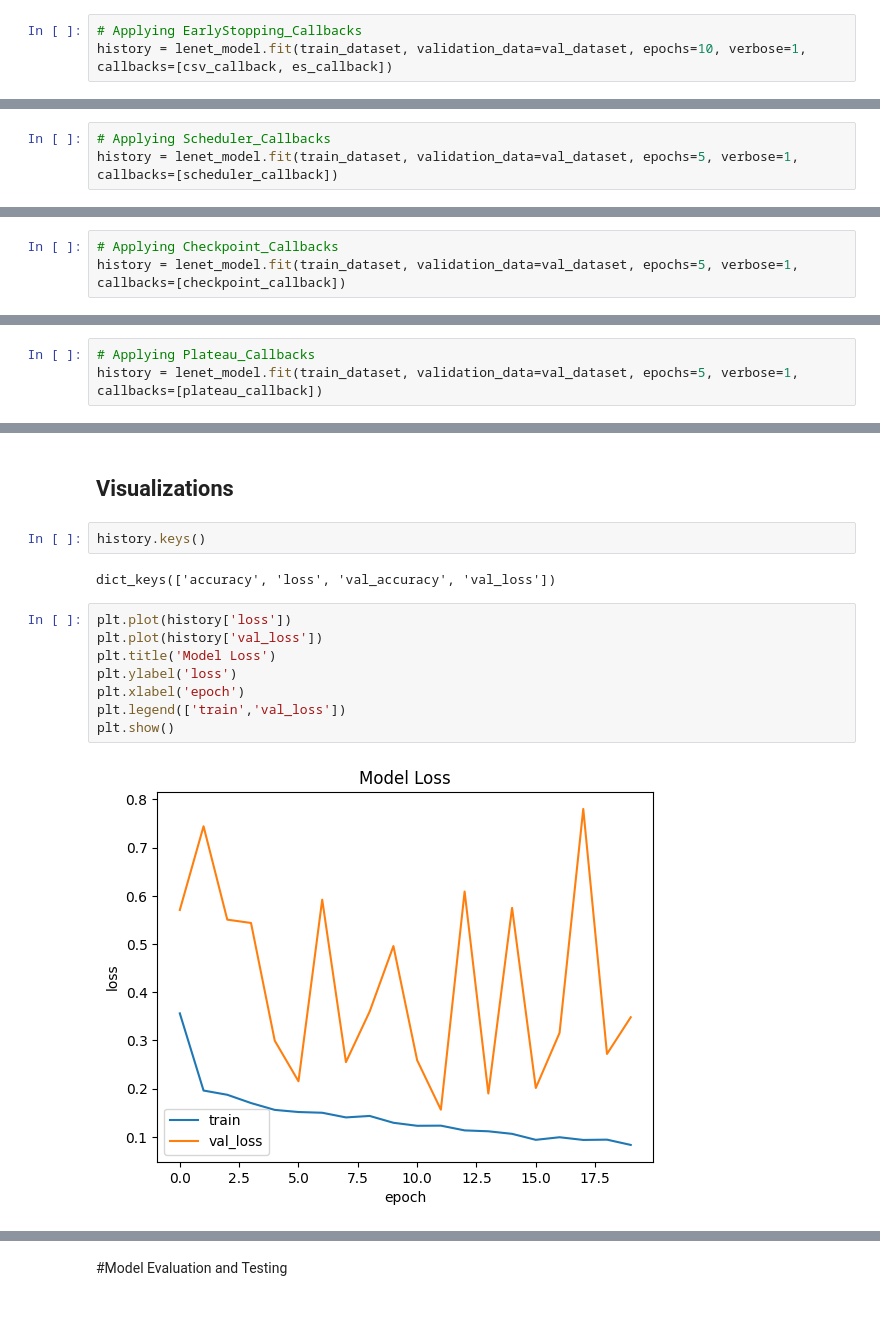
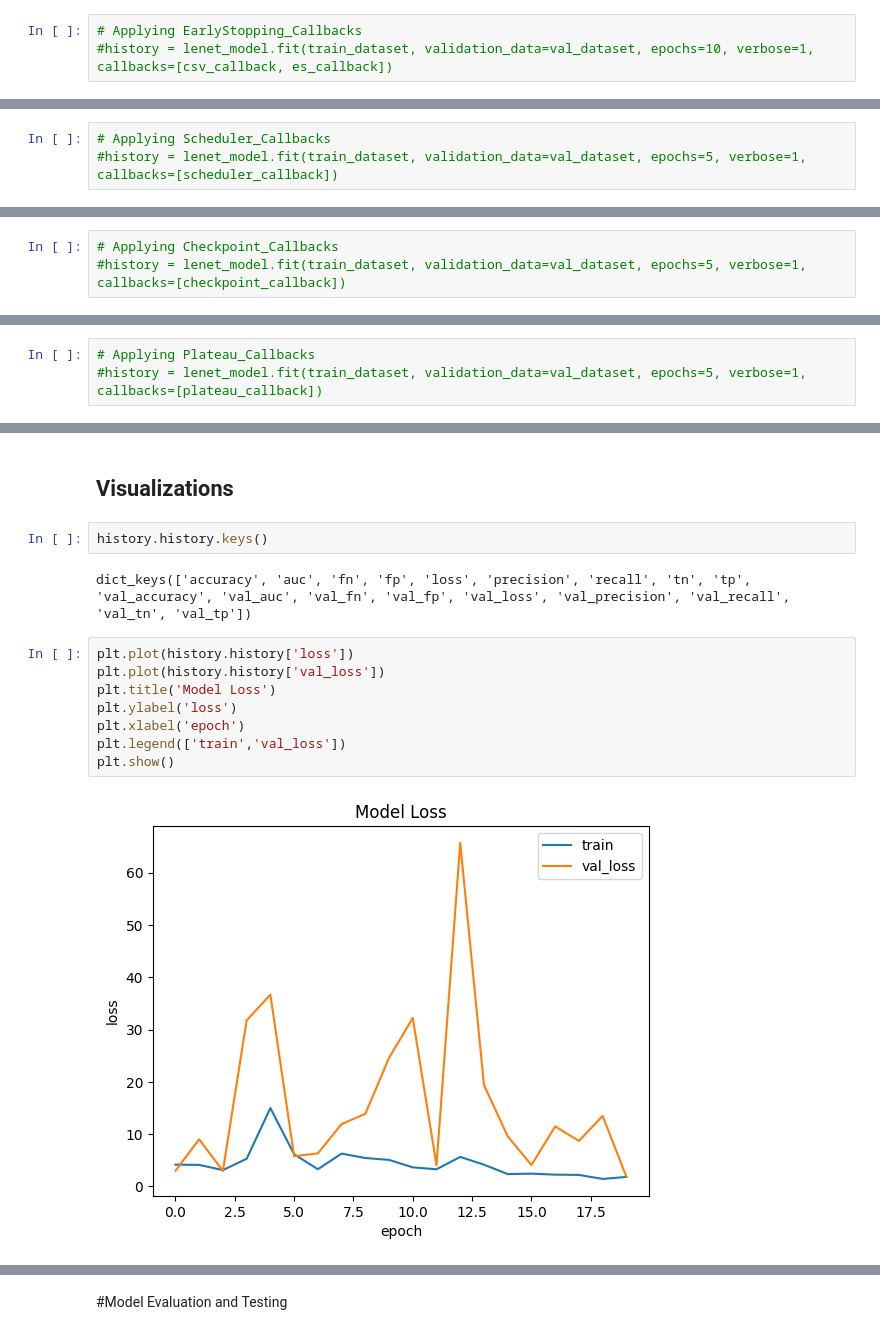
Before and after one commit to ImanNoferesti/TensorFlow_DeepDive, a Jupyter notebook: Malaria_Diagnosis_Neural_Networks.ipynb, the cells around one changed output, grey strips where cells are left out. Saved outputs shown, nothing was run; the diff lists cells and outputs as text.

```diff
--- a/Malaria_Diagnosis_Neural_Networks.ipynb
+++ b/Malaria_Diagnosis_Neural_Networks.ipynb
@@ -1296,4 +1282,4 @@ es_callback = EarlyStopping(
 )
 # %%
 # Applying EarlyStopping_Callbacks
-history = lenet_model.fit(train_dataset, validation_data=val_dataset, epochs=10, verbose=1, callbacks=[csv_callback, es_callback])
+#history = lenet_model.fit(train_dataset, validation_data=val_dataset, epochs=10, verbose=1, callbacks=[csv_callback, es_callback])
@@ -1340,4 +1314,4 @@ def scheduler(epoch, lr):
 scheduler_callback = LearningRateScheduler(scheduler, verbose=1)
 # %%
 # Applying Scheduler_Callbacks
-history = lenet_model.fit(train_dataset, validation_data=val_dataset, epochs=5, verbose=1, callbacks=[scheduler_callback])
+#history = lenet_model.fit(train_dataset, validation_data=val_dataset, epochs=5, verbose=1, callbacks=[scheduler_callback])
@@ -1403,4 +1357,4 @@ checkpoint_callback = ModelCheckpoint(
 )
 # %%
 # Applying Checkpoint_Callbacks
-history = lenet_model.fit(train_dataset, validation_data=val_dataset, epochs=5, verbose=1, callbacks=[checkpoint_callback])
+#history = lenet_model.fit(train_dataset, validation_data=val_dataset, epochs=5, verbose=1, callbacks=[checkpoint_callback])
@@ -1438,7 +1390,7 @@ plateau_callback = ReduceLROnPlateau(
 )
 # %%
 # Applying Plateau_Callbacks
-history = lenet_model.fit(train_dataset, validation_data=val_dataset, epochs=5, verbose=1, callbacks=[plateau_callback])
+#history = lenet_model.fit(train_dataset, validation_data=val_dataset, epochs=5, verbose=1, callbacks=[plateau_callback])
 # %% [markdown]
 # Training CNN
 # %%
@@ -1470,17 +1429,17 @@ Epoch 5/5
 # %% [markdown]
 ## Visualizations
 # %%
-history.keys()
+history.history.keys()
 # %% [output]
-dict_keys(['accuracy', 'loss', 'val_accuracy', 'val_loss'])
+dict_keys(['accuracy', 'auc', 'fn', 'fp', 'loss', 'precision', 'recall', 'tn', 'tp', 'val_accuracy', 'val_auc', 'val_fn', 'val_fp', 'val_loss', 'val_precision', 'val_recall', 'val_tn', 'val_tp'])
 # %%
-plt.plot(history['loss'])
-plt.plot(history['val_loss'])
+plt.plot(history.history['loss'])
+plt.plot(history.history['val_loss'])
 plt.title('Model Loss')
 plt.ylabel('loss')
 plt.xlabel('epoch')
 plt.legend(['train','val_loss'])
 plt.show()
 # %% [output]
-[figure, old version]
+[figure, new version]
 # %%
```
Also changed, not shown: parts of 31 cells of this notebook.
